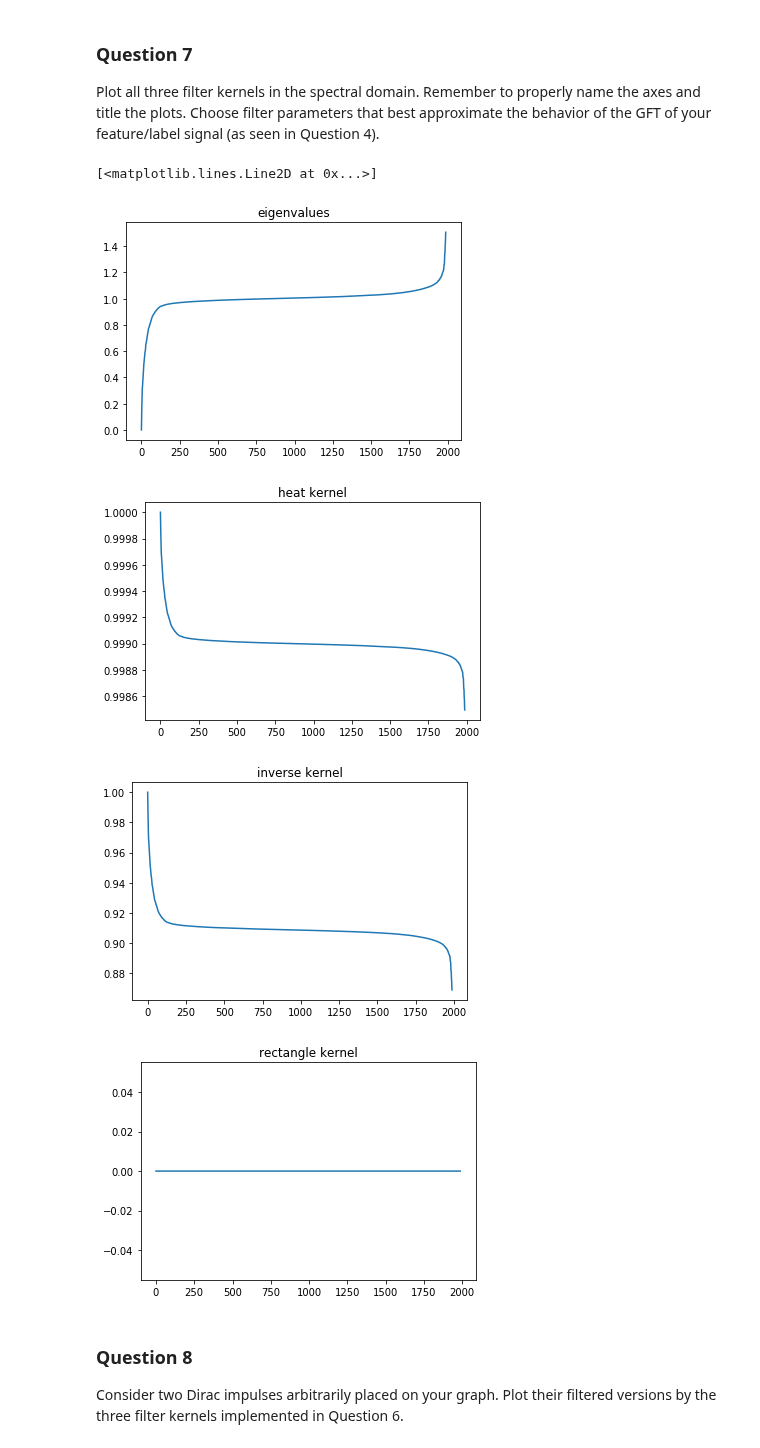
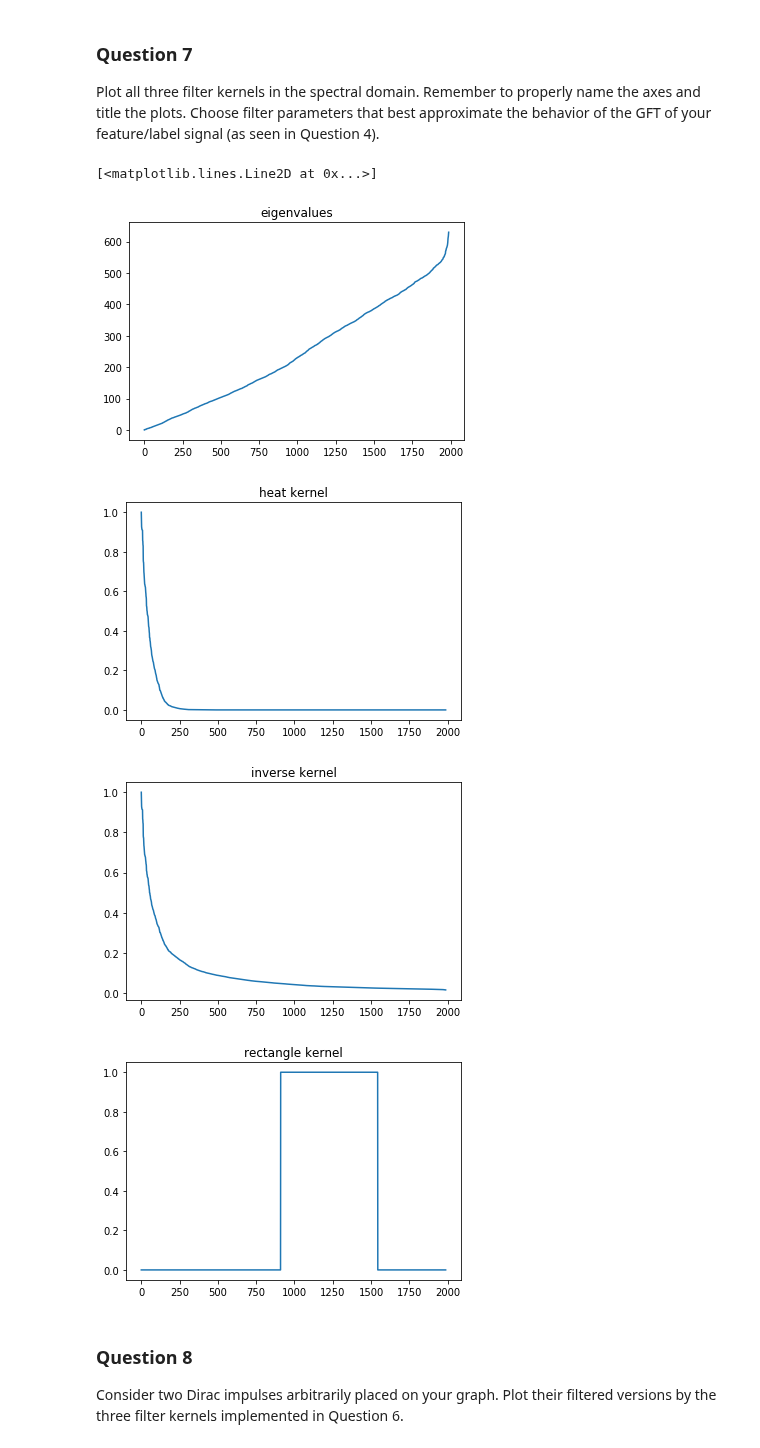
Before and after one commit to TTimTT/NTDS_Project, a Jupyter notebook: milestone_4/joachim_4_graph_signal_processing.ipynb, the cells around one changed output. Saved outputs shown, nothing was run; the diff lists cells and outputs as text; code cells hidden in the pictures.

```diff
--- a/milestone_4/joachim_4_graph_signal_processing.ipynb
+++ b/milestone_4/joachim_4_graph_signal_processing.ipynb
@@ -85,14 +85,17 @@ Import those objects in the cell below (or recompute the Laplacian and Gradient
 
 _Note_: If your features/labels are not floating-point numbers, please convert them. For example, if your data has labels "cat" and "dog" for nodes that represent cats or dogs, respectively, you may assign the number `1.0` for the label "cat" and the number `-1.0` for the label "dog".
 # %%
-laplacian = np.load('../data/fma_metadata/laplacian_norm.npy')
-adjacency = np.load('../data/fma_metadata/adjacency.npy')
+laplacian = np.load('../data/fma_metadata/laplacian_cos_95.npy')
+adjacency = np.load('../data/fma_metadata/adjacency_cos_95.npy')
 # We don't want to have any isolated node so we need to remove them!
+# adjacency[1973][700]=0
+# adjacency[700][1973]=0
 # Remove line full of 0
 adjacency = adjacency[~np.all(adjacency == 0, axis=1)]
 
 # Remove column full of 0
 adjacency = adjacency.T[~np.all(adjacency.T == 0, axis=1)]
 #gradient = # Your code here.
+n_nodes = int(len(laplacian))
 labels = np.concatenate((np.ones(int(n_nodes/2)), -np.ones(int(n_nodes/2))));
-n_nodes = int(len(laplacian))
+n_nodes
@@ -203,22 +207,22 @@ Plot all three filter kernels in the spectral domain. Remember to properly name
 # %%
 plt.figure()
 plt.title('eigenvalues')
 plt.plot(e)
 plt.figure()
 plt.title('heat kernel')
-plt.plot(heat_kernel(e,0.001))
+plt.plot(heat_kernel(e,0.1))
 plt.figure()
 plt.title('inverse kernel')
 plt.plot(inverse_kernel(e,0.1))
 plt.figure()
 plt.title('rectangle kernel')
 plt.plot(rectangle_kernel(e,200,400))
 # %% [output]
 [<matplotlib.lines.Line2D at 0x...>]
-[figure, old version]
+[figure, new version]
-[figure, old version]
+[figure, new version]
-[figure, old version]
+[figure, new version]
-[figure, old version]
+[figure, new version]
 # %% [markdown]
 ### Question 8
 
```
Also changed, not shown: parts of 12 cells of this notebook.
